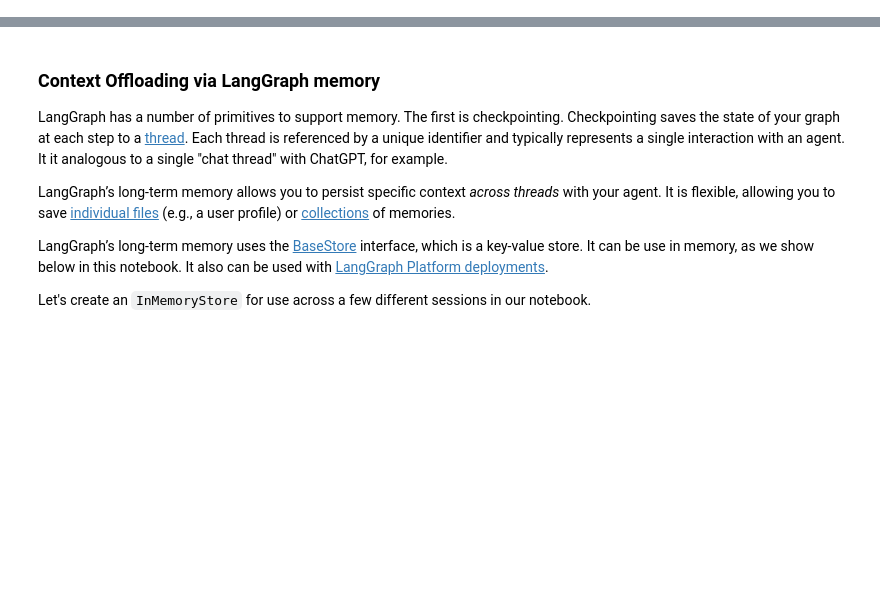
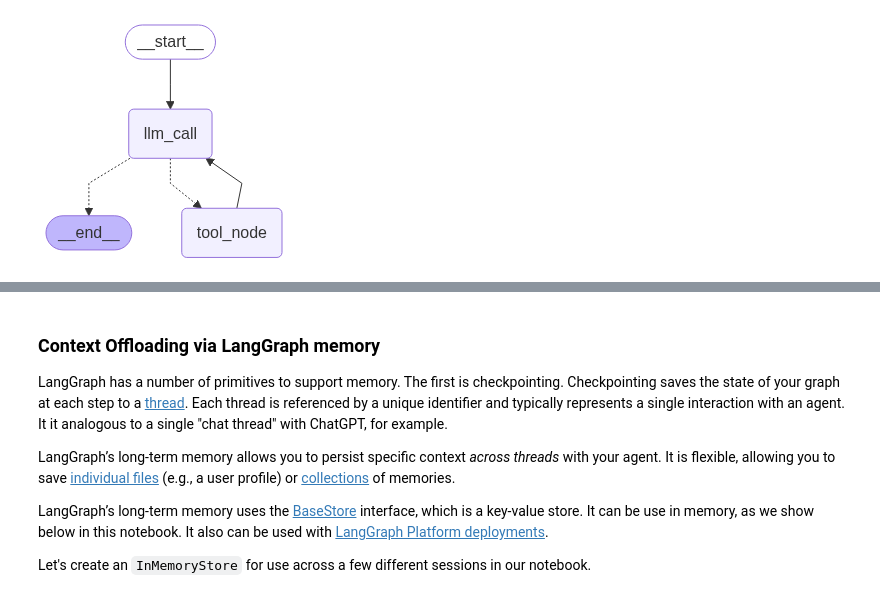
Before and after one commit to ruijzhan/how_to_fix_your_context, a Jupyter notebook: notebooks/06-context-offloading.ipynb, the cells around one changed output, grey strips where cells are left out. Cells and saved outputs as stored; diff of their text form; code cells hidden in the pictures; blank space fills up the shorter version.

```diff
--- a/notebooks/06-context-offloading.ipynb
+++ b/notebooks/06-context-offloading.ipynb
@@ -133,0 +31,100 @@ Final Workflow State:
+# %%
+import getpass
+import os
+from typing_extensions import Literal
+from IPython.display import Image, display
+from pydantic import BaseModel, Field
+
+from langchain.chat_models import init_chat_model
+from langchain_core.messages import SystemMessage, ToolMessage
+from langchain_core.tools import tool
+
+from langgraph.graph import END, START, StateGraph, MessagesState
+from langgraph.checkpoint.memory import InMemorySaver
+
+# Define state with scratchpad field
+class ScratchpadState(MessagesState):
+    scratchpad: str = Field(description="The scratchpad for storing notes")
+
+# Tools to read / write to scratchpad
+@tool
+class WriteToScratchpad(BaseModel):
+    """Save notes to the scratchpad for future reference."""
+    notes: str = Field(description="Notes to save to the scratchpad")
+
+@tool
+class ReadFromScratchpad(BaseModel):
+    """Read notes from the scratchpad."""
+    reasoning: str = Field(description="Reasoning for fetching notes from the scratchpad")
+
+def _set_env(var: str) -> None:
+    """Set environment variable if not already set."""
+    if not os.environ.get(var):
+        os.environ[var] = getpass.getpass(f"{var}: ")
+
+# Set up API key
+_set_env("ANTHROPIC_API_KEY")
+
+# Initialize language model
+llm = init_chat_model("anthropic:claude-sonnet-4-20250514", temperature=0)
+
+# Configure tools
+tools = [ReadFromScratchpad, WriteToScratchpad]
+tools_by_name = {tool.name: tool for tool in tools}
+llm_with_tools = llm.bind_tools(tools)
+
+# System prompt for scratchpad functionality
+scratchpad_prompt = """You are a helpful assistant with access to a scratchpad for note-taking.
+Use WriteToScratchpad to save important information and ReadFromScratchpad to retrieve previous notes.
+Always engage naturally with the user while utilizing your scratchpad to maintain context across conversations."""
+
+def llm_call(state: ScratchpadState) -> dict:
+    """Execute LLM call with system prompt and message history."""
+    return {
+        "messages": [
+            llm_with_tools.invoke(
+                [SystemMessage(content=scratchpad_prompt)] + state["messages"]
+            )
+        ]
+    }
+
+def tool_node(state: ScratchpadState) -> dict:
+    """Execute tool calls and update scratchpad state."""
+    result = []
+    for tool_call in state["messages"][-1].tool_calls:
+        tool = tools_by_name[tool_call["name"]]
+        observation = tool.invoke(tool_call["args"])
+
+        if tool_call["name"] == "WriteToScratchpad":
+            notes = observation.notes
+            result.append(ToolMessage(content=f"Wrote to scratchpad: {notes}", tool_call_id=tool_call["id"]))
+            update = {"messages": result, "scratchpad": notes}
+        elif tool_call["name"] == "ReadFromScratchpad":
+            notes = state.get("scratchpad", "")
+            result.append(ToolMessage(content=f"Notes from scratchpad: {notes}", tool_call_id=tool_call["id"]))
+            update = {"messages": result}
+    return update
+
+def should_continue(state: ScratchpadState) -> Literal["tool_node", "__end__"]:
+    """Determine next step based on whether LLM made tool calls."""
+    messages = state["messages"]
+    last_message = messages[-1]
+    return "tool_node" if last_message.tool_calls else END
+
+# Build and compile workflow
+agent_builder = StateGraph(ScratchpadState)
+agent_builder.add_node("llm_call", llm_call)
+agent_builder.add_node("tool_node", tool_node)
+
+agent_builder.add_edge(START, "llm_call")
+agent_builder.add_conditional_edges("llm_call", should_continue, {"tool_node": "tool_node", END: END})
+agent_builder.add_edge("tool_node", "llm_call")
+
+# Compile with checkpointer for state persistence
+checkpointer = InMemorySaver()
+agent = agent_builder.compile(checkpointer=checkpointer)
+
+# Display workflow graph
+display(Image(agent.get_graph(xray=True).draw_mermaid_png()))
+# %% [output]
+[figure, added]
```
Also changed, not shown: parts of 19 cells of this notebook.
